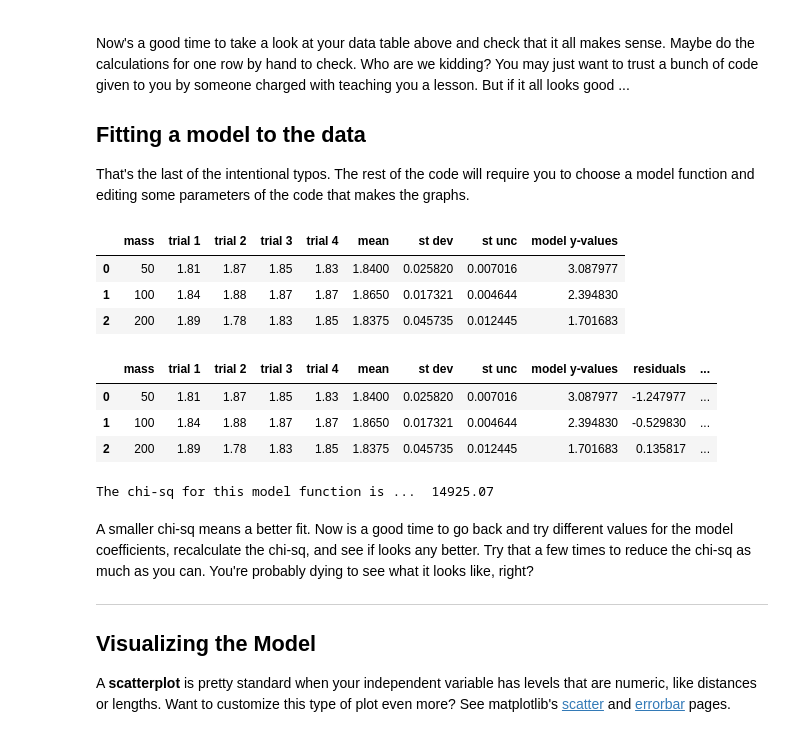
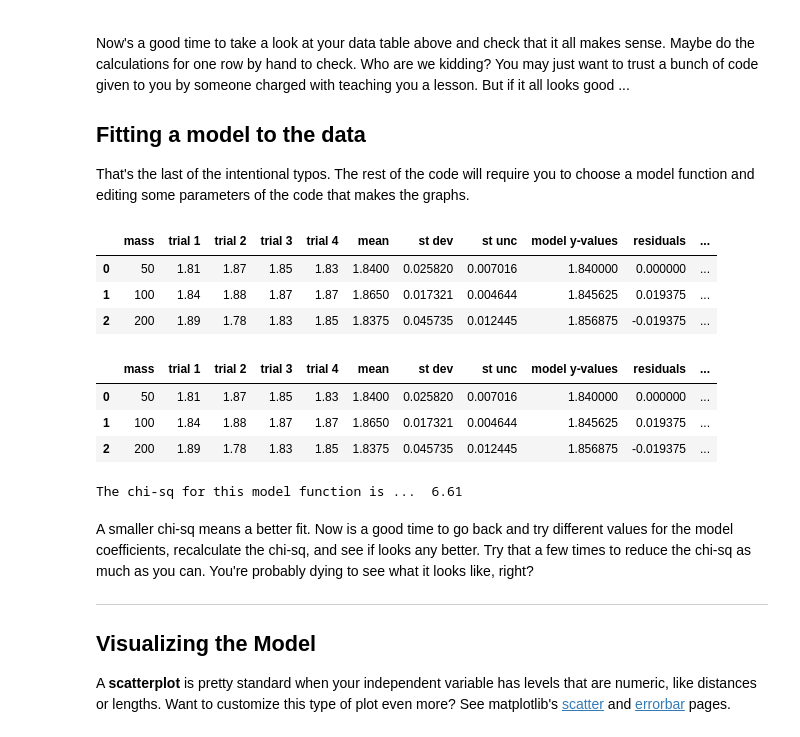
Before and after one commit to anaghpatel/OSINTCTF, a Jupyter notebook: fitting_a_model.ipynb, the cells around one changed output. Cells and saved outputs as stored; diff of their text form; code cells hidden in the pictures.

```diff
--- a/fitting_a_model.ipynb
+++ b/fitting_a_model.ipynb
@@ -72,22 +72,22 @@ That's the last of the intentional typos. The rest of the code will require you
 # %%
 # this calculates the model y_values using your x-values and coefficients
 
-a = -1  # the first coefficient in your model function; change this all you want
-b = 7   # the second coefficient in your model function; change this, too
+a = 0.0001125  # the first coefficient in your model function; change this all you want
+b = 1.834375   # the second coefficient in your model function; change this, too
 
 def model_function(x,a,b):      # only have one uncommented function below
-    #y = a * x + b              # this would make a linear model
+    y = a * x + b              # this would make a linear model
     #y = a * (x**2) + b         # this would make a quadratic model
-    y = a * np.log(x) + b       # this is numpy's ln function, though it's typed log()
+    #y = a * np.log(x) + b       # this is numpy's ln function, though it's typed log()
     return y
 
 lab_data['model y-values'] = model_function(lab_data['mass'],a,b)    # adds a column to your dataframe
 lab_data                                                             # shows lab_data again
 # %% [output]
-|  | mass | trial 1 | trial 2 | trial 3 | trial 4 | mean | st dev | st unc | model y-values |
-| 0 | 50 | 1.81 | 1.87 | 1.85 | 1.83 | 1.8400 | 0.025820 | 0.007016 | 3.087977 |
-| 1 | 100 | 1.84 | 1.88 | 1.87 | 1.87 | 1.8650 | 0.017321 | 0.004644 | 2.394830 |
-| 2 | 200 | 1.89 | 1.78 | 1.83 | 1.85 | 1.8375 | 0.045735 | 0.012445 | 1.701683 |
+|  | mass | trial 1 | trial 2 | trial 3 | trial 4 | mean | st dev | st unc | model y-values | residuals | ... |
+| 0 | 50 | 1.81 | 1.87 | 1.85 | 1.83 | 1.8400 | 0.025820 | 0.007016 | 1.840000 | 0.000000 | ... |
+| 1 | 100 | 1.84 | 1.88 | 1.87 | 1.87 | 1.8650 | 0.017321 | 0.004644 | 1.845625 | 0.019375 | ... |
+| 2 | 200 | 1.89 | 1.78 | 1.83 | 1.85 | 1.8375 | 0.045735 | 0.012445 | 1.856875 | -0.019375 | ... |
 # %%
 # adds a column for residuals (the difference between each mean and the model)
 lab_data['residuals'] = lab_data['mean'] - lab_data['model y-values']
@@ -95,15 +95,15 @@ lab_data['res^2/stunc^2'] = lab_data['residuals']**2 / lab_data['st unc']**2
 lab_data                             # shows the data table again
 # %% [output]
 |  | mass | trial 1 | trial 2 | trial 3 | trial 4 | mean | st dev | st unc | model y-values | residuals | ... |
-| 0 | 50 | 1.81 | 1.87 | 1.85 | 1.83 | 1.8400 | 0.025820 | 0.007016 | 3.087977 | -1.247977 | ... |
-| 1 | 100 | 1.84 | 1.88 | 1.87 | 1.87 | 1.8650 | 0.017321 | 0.004644 | 2.394830 | -0.529830 | ... |
-| 2 | 200 | 1.89 | 1.78 | 1.83 | 1.85 | 1.8375 | 0.045735 | 0.012445 | 1.701683 | 0.135817 | ... |
+| 0 | 50 | 1.81 | 1.87 | 1.85 | 1.83 | 1.8400 | 0.025820 | 0.007016 | 1.840000 | 0.000000 | ... |
+| 1 | 100 | 1.84 | 1.88 | 1.87 | 1.87 | 1.8650 | 0.017321 | 0.004644 | 1.845625 | 0.019375 | ... |
+| 2 | 200 | 1.89 | 1.78 | 1.83 | 1.85 | 1.8375 | 0.045735 | 0.012445 | 1.856875 | -0.019375 | ... |
 # %%
 # the chi-squared value for your current model is ...
 chi_sq = lab_data['res^2/stunc^2'].mean()
 print("The chi-sq for this model function is ... ", np.round(chi_sq, 2))
 # %% [output]
-The chi-sq for this model function is ...  14925.07
+The chi-sq for this model function is ...  6.61
 # %% [markdown]
 A smaller chi-sq means a better fit. Now is a good time to go back and try different values for the model coefficients, recalculate the chi-sq, and see if looks any better. Try that a few times to reduce the chi-sq as much as you can. You're probably dying to see what it looks like, right?
 
```
Also changed, not shown: parts of 2 cells of this notebook.
